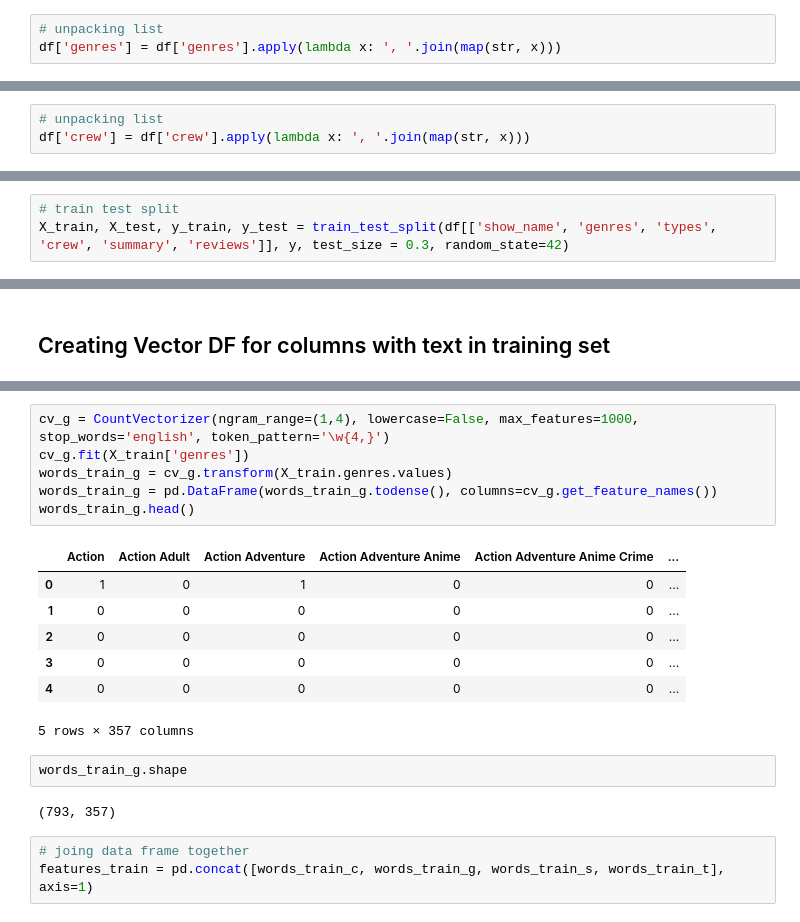
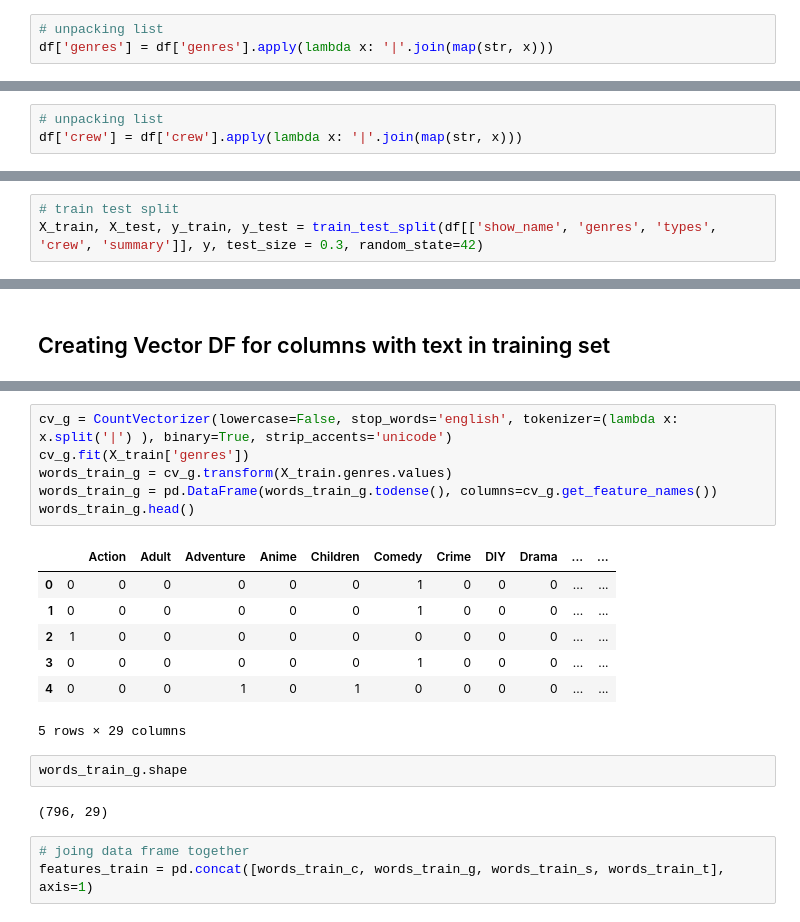
Before and after one commit to akinlaba/tv_show_analysis, a Jupyter notebook: project-four.ipy.ipynb, the cells around one changed output, grey strips where cells are left out. Drawn from its saved outputs; the diff is of its cells as text.

```diff
--- a/project-four.ipy.ipynb
+++ b/project-four.ipy.ipynb
@@ -256,6 +260,6 @@ Name: genres, Length: 1134, dtype: object
 # %%
 # unpacking list
-df['genres'] = df['genres'].apply(lambda x: ', '.join(map(str, x)))
+df['genres'] = df['genres'].apply(lambda x: '|'.join(map(str, x)))
 # %%
 df.genres.value_counts()
 # %% [output]
@@ -279,6 +283,6 @@ Name: genres, Length: 246, dtype: int64
 # %%
 # unpacking list
-df['crew'] = df['crew'].apply(lambda x: ', '.join(map(str, x)))
+df['crew'] = df['crew'].apply(lambda x: '|'.join(map(str, x)))
 # %%
 df.head()
 # %% [output]
@@ -346,7 +350,7 @@ baseline
 0.5414462081128748
 # %%
 # train test split
-X_train, X_test, y_train, y_test = train_test_split(df[['show_name', 'genres', 'types', 'crew', 'summary', 'reviews']], y, test_size = 0.3, random_state=42)
+X_train, X_test, y_train, y_test = train_test_split(df[['show_name', 'genres', 'types', 'crew', 'summary']], y, test_size = 0.3, random_state=42)
 # %%
 X_train
 # %% [output]
@@ -464,21 +464,21 @@ words_train_t.shape
 # %%
-cv_g = CountVectorizer(ngram_range=(1,4), lowercase=False, max_features=1000, stop_words='english', token_pattern='\w{4,}')
+cv_g = CountVectorizer(lowercase=False, stop_words='english', tokenizer=(lambda x: x.split('|') ), binary=True, strip_accents='unicode')
 cv_g.fit(X_train['genres'])
 words_train_g = cv_g.transform(X_train.genres.values)
 words_train_g = pd.DataFrame(words_train_g.todense(), columns=cv_g.get_feature_names())
 words_train_g.head()
 # %% [output]
-|  | Action | Action Adult | Action Adventure | Action Adventure Anime | Action Adventure Anime Crime | ... |
-| 0 | 1 | 0 | 1 | 0 | 0 | ... |
-| 1 | 0 | 0 | 0 | 0 | 0 | ... |
-| 2 | 0 | 0 | 0 | 0 | 0 | ... |
-| 3 | 0 | 0 | 0 | 0 | 0 | ... |
-| 4 | 0 | 0 | 0 | 0 | 0 | ... |
+|  |  | Action | Adult | Adventure | Anime | Children | Comedy | Crime | DIY | Drama | ... | ... |
+| 0 | 0 | 0 | 0 | 0 | 0 | 0 | 1 | 0 | 0 | 0 | ... | ... |
+| 1 | 0 | 0 | 0 | 0 | 0 | 0 | 1 | 0 | 0 | 0 | ... | ... |
+| 2 | 1 | 0 | 0 | 0 | 0 | 0 | 0 | 0 | 0 | 0 | ... | ... |
+| 3 | 0 | 0 | 0 | 0 | 0 | 0 | 1 | 0 | 0 | 0 | ... | ... |
+| 4 | 0 | 0 | 0 | 1 | 0 | 1 | 0 | 0 | 0 | 0 | ... | ... |
-5 rows × 357 columns
+5 rows × 29 columns
 # %%
 words_train_g.shape
 # %% [output]
-(793, 357)
+(796, 29)
 # %%
 # joing data frame together
 features_train = pd.concat([words_train_c, words_train_g, words_train_s, words_train_t], axis=1)
```
Also changed, not shown: parts of 42 cells of this notebook, 1 other file.
